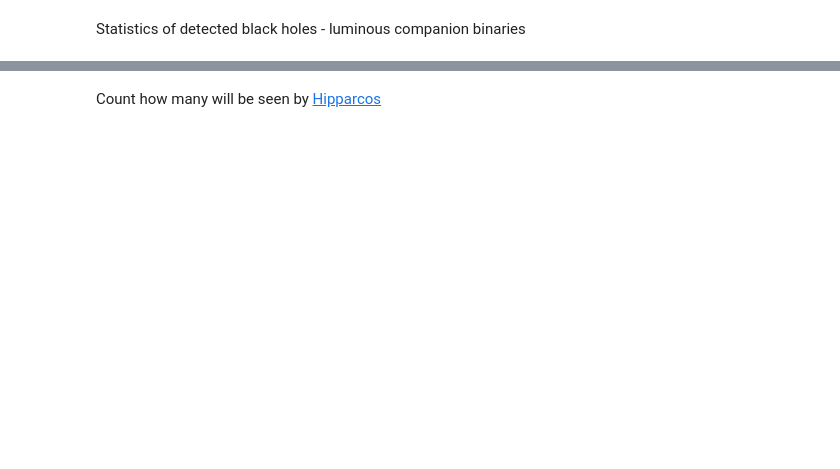
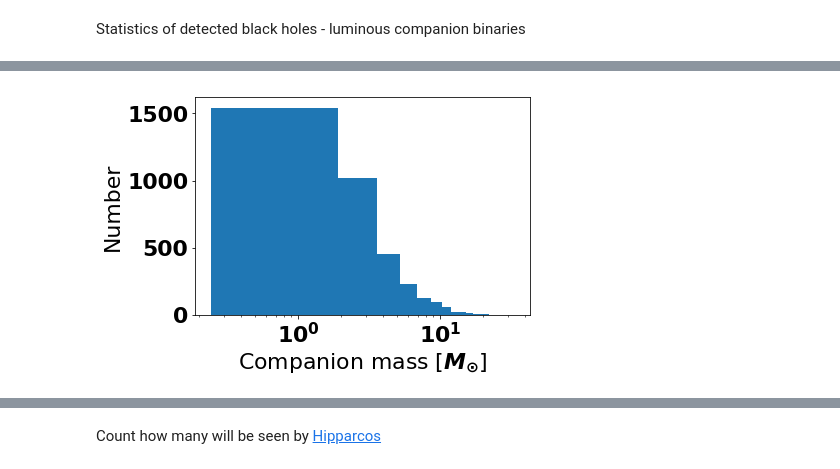
Before and after one commit to bolverk/gaia_black_hole_binaries, a Jupyter notebook: stellar_binary_monte_carlo.ipynb, the cells around one changed output, grey strips where cells are left out. Cells and saved outputs as stored; diff of their text form; code cells hidden in the pictures; blank space fills up the shorter version.

```diff
--- a/stellar_binary_monte_carlo.ipynb
+++ b/stellar_binary_monte_carlo.ipynb
@@ -342,0 +347,8 @@ pylab.xlabel('Companion mass [$M_{\odot}$]');
+# %%
+pylab.hist(ssp['companion mass'][valid_list],20)
+pylab.xscale('log')
+pylab.xlabel(r'Companion mass [$M_{\odot}$]');
+pylab.ylabel('Number')
+pass
+# %% [output]
+[figure, added]
```
Also changed, not shown: parts of 24 cells of this notebook.
